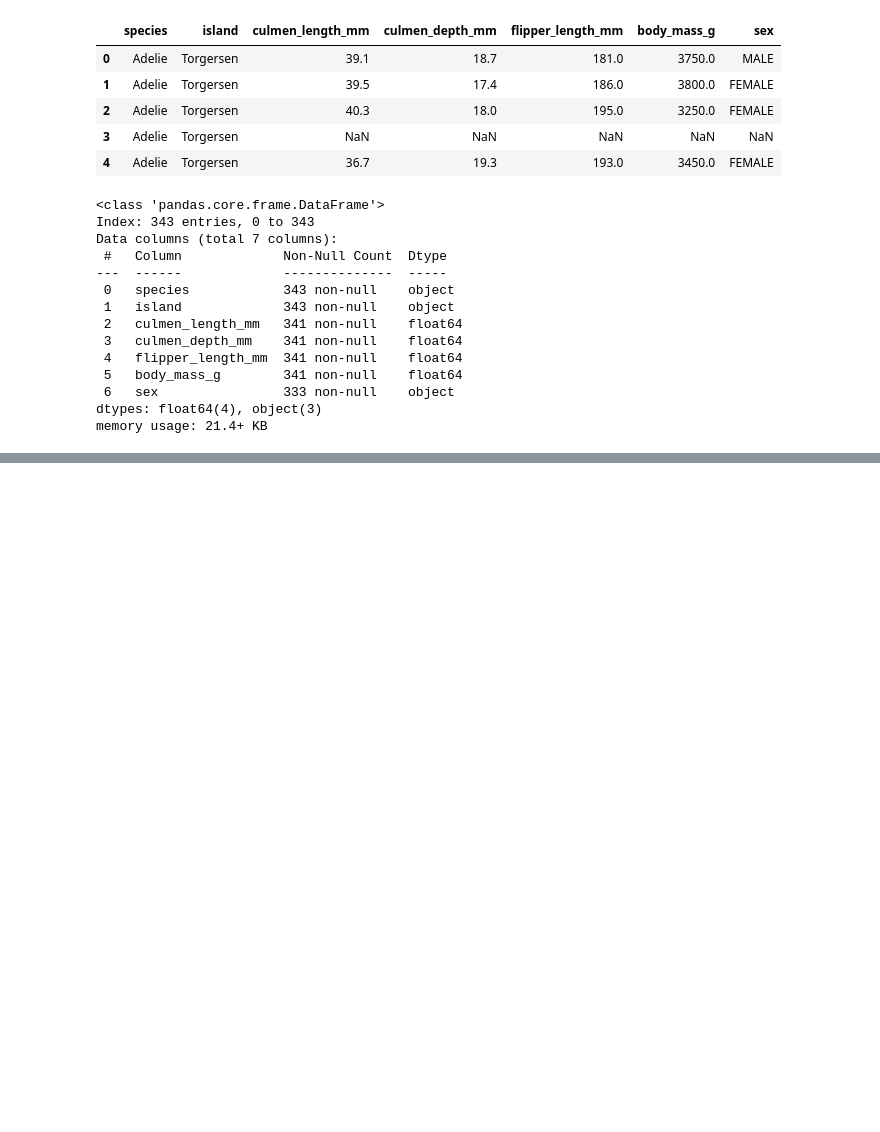
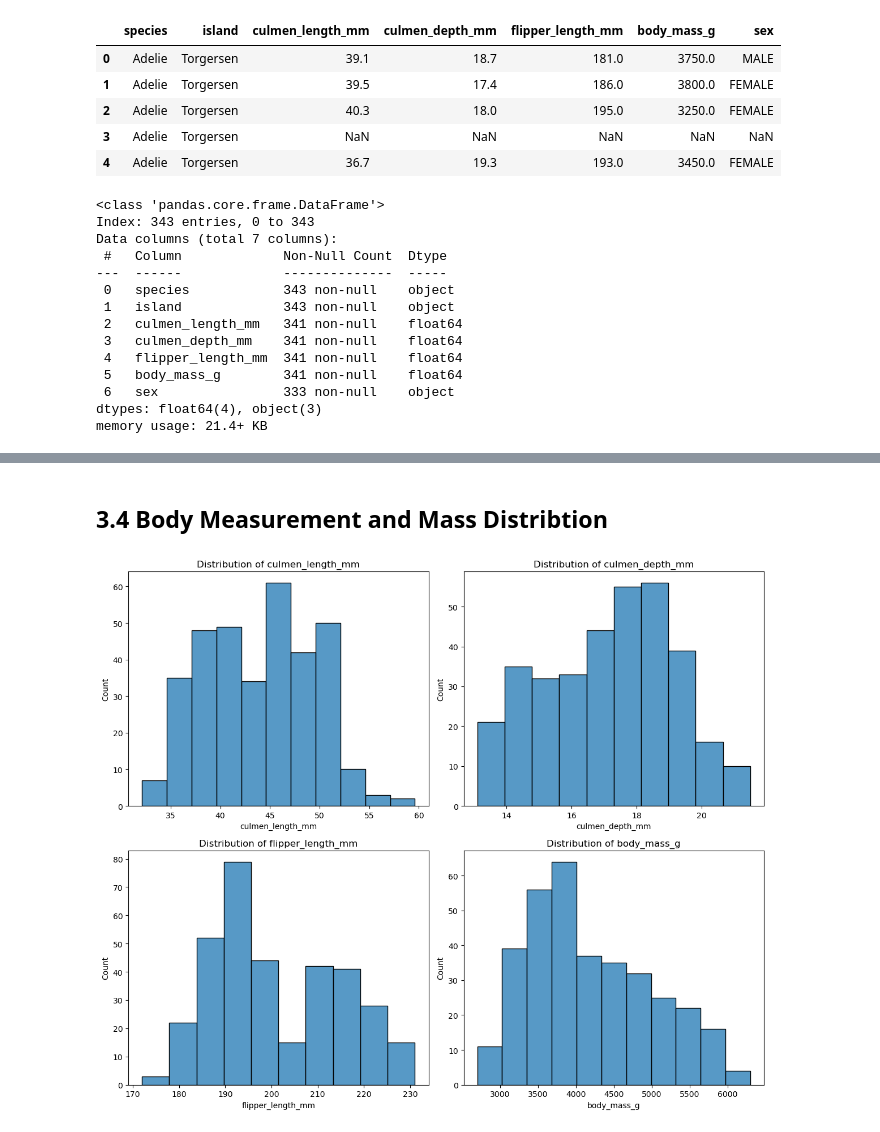
Before and after one commit to xahid007/Penguin-Species-Classification, a Jupyter notebook: Notebooks/01_EDA.ipynb, the cells around one changed output, grey strips where cells are left out. Saved outputs shown, nothing was run; the diff lists cells and outputs as text; code cells hidden in the pictures; blank space fills up the shorter version.

```diff
--- a/Notebooks/01_EDA.ipynb
+++ b/Notebooks/01_EDA.ipynb
@@ -55,0 +142,18 @@ memory usage: 21.4+ KB
+# %% [markdown]
+## 3.4 Body Measurement and Mass Distribtion
+# %%
+measured_features = ['culmen_length_mm', 'culmen_depth_mm', 'flipper_length_mm', 'body_mass_g']
+
+plt.figure(figsize=(12, 10))
+
+for i, feature in enumerate(measured_features):
+    plt.subplot(2, 2, i + 1)
+    sns.histplot(data=df, x=feature)
+    plt.xlabel(feature)
+    plt.ylabel('Count')
+    plt.title(f'Distribution of {feature}')
+
+plt.tight_layout()
+plt.show()
+# %% [output]
+[figure, added]
```
Also changed, not shown: parts of 21 cells of this notebook.
